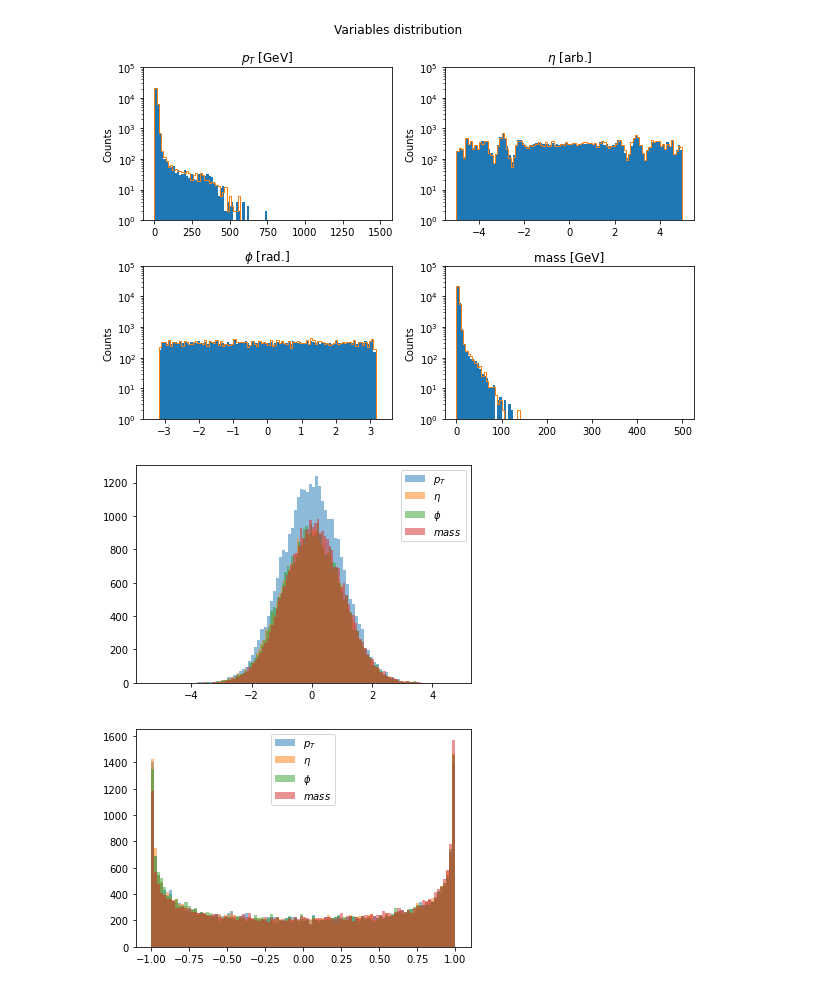
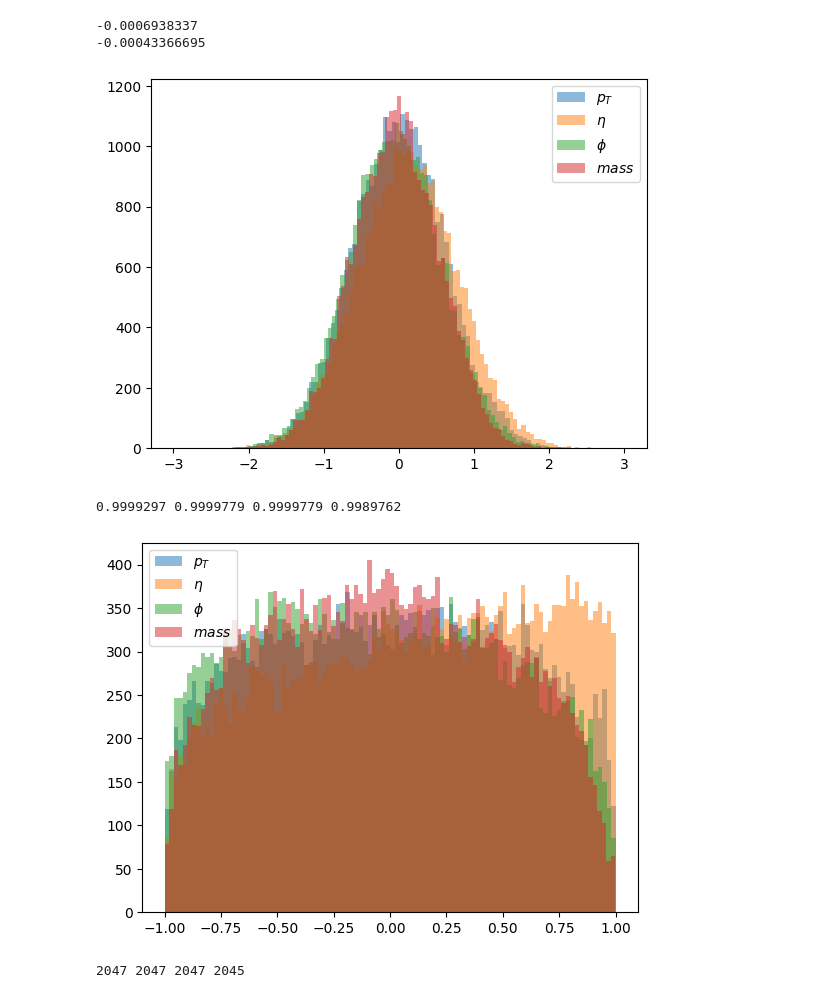
Before and after one commit to igordt/CMEPDA, a Jupyter notebook: Originale.ipynb, the cells around one changed output. Drawn from its saved outputs; the diff is of its cells as text; code cells hidden in the pictures.

```diff
--- a/Originale.ipynb
+++ b/Originale.ipynb
@@ -12,0 +113,7 @@ file_id_val = "1WC-TS1pel_lUT7bPenVyDXKEQjxjAmlg" #links = 1 (920599)events
+# %%
+x = np.loadtxt("dataset_piccolo.txt", delimiter=',')
+xval = np.loadtxt("dataset.txt", delimiter=',')
+xtest = np.loadtxt("test_dataset.txt", delimiter=',')
+
+L=len(x)
+print(L)
@@ -99,5 +369,0 @@ index_float = np.append(np.arange(0,12),np.arange(19,22))
-# %%
-x = np.loadtxt("/home/unipi/i.ditota/Desktop/dataset_piccolo.txt", delimiter=',')
-xval = np.loadtxt("/home/unipi/i.ditota/Desktop/dataset.txt", delimiter=',')
-L=len(x)
-print(L)
@@ -276,36 +369,0 @@ sample = trasformation.prep(original=x, transformed=sample, dir='backward', inde
-# %%
-fig,axs = plt.subplots(2, 2,figsize=(8.5,6))
-fig.suptitle("Variables distribution")
-n_bins = 100
-
-axs[0, 0].hist(x[:,0],bins=n_bins, range=(0,1500))
-axs[0, 0].hist(sample[:,0],bins=n_bins, range=(0,1500),histtype='step')
-axs[0, 0].set_title('Axis [0, 0]')
-axs[0, 0].set_title('{} [GeV]'.format(labels_map[0]))
-axs[0, 0].set_label("Counts")
-axs[0, 0].set_ylim(1,10e4)
-
-axs[0, 1].hist(x[:,1],bins=n_bins, range=(-5,5))
-axs[0, 1].hist(sample[:,1],bins=n_bins, range=(-5,5),histtype='step')
-axs[0, 1].set_title('{} [arb.]'.format(labels_map[1]))
-axs[0, 1].set_ylim(1,10e4)
-
-axs[1, 0].hist(x[:,2],bins=n_bins, range=(-3.30,3.30))
-axs[1, 0].hist(sample[:,2],bins=n_bins, range=(-3.30,3.30),histtype='step')
-axs[1, 0].set_title('{} [rad.]'.format(labels_map[2]))
-axs[1,0].sharey(axs[0,1])
-
-axs[1, 1].hist(x[:,3],bins=n_bins, range=(0,500))
-axs[1, 1].hist(sample[:,3],bins=n_bins, range=(0,500),histtype='step')
-axs[1, 1].set_title('{} [GeV]'.format(labels_map[3]))
-axs[1,1].sharey(axs[0,0])
-
-for ax in axs.flat:
-    ax.set(ylabel='Counts',yscale='log')
-
-fig.tight_layout()
-
-plt.show()
-fig.savefig('figures/Variables_distribution_with_reconstruction.pdf',dpi=190)
-# %% [output]
-[figure, removed]
@@ -325,40 +374,53 @@ N = 11
 gaus_tensor = flow.transform_to_noise(xt)
 gaus = (gaus_tensor.cpu().detach().numpy())
 
+print(np.mean(gaus[:,0]))
+#feature_range=(-3, 3)
+minmaxscaler = preprocessing.MaxAbsScaler().fit(gaus)
+gaus=3*minmaxscaler.transform(gaus)
+print(np.mean(gaus[:,0]))
 
 figgaus=plt.figure()
 plt.hist(gaus[:,0],bins=100,alpha=0.5, label='$p_T$')
 plt.hist(gaus[:,1],bins=100,alpha=0.5, label='$\eta$')
 plt.hist(gaus[:,2],bins=100,alpha=0.5, label='$\phi$')
 plt.hist(gaus[:,3],bins=100,alpha=0.5, label='$mass$')
 plt.legend()
 plt.show()
 figgaus.savefig('figures/Compression_gaus.pdf',dpi=190)
 
 unif = scipy.special.erf(gaus)
+print(max(unif[:,0]),max(unif[:,1]),max(unif[:,2]),max(unif[:,3]))
 unif = unif * 2**N
 unif = unif.astype(int)
 comp = unif/2**(N)   #compression
 
 figunif=plt.figure()
 plt.hist(comp[:,0],bins=100,alpha=0.5, label='$p_T$')
 plt.hist(comp[:,1],bins=100,alpha=0.5, label='$\eta$')
 plt.hist(comp[:,2],bins=100,alpha=0.5, label='$\phi$')
 plt.hist(comp[:,3],bins=100,alpha=0.5, label='$mass$')
 plt.legend()
 plt.show()
 figunif.savefig('figures/Compression_unif.pdf',dpi=190)
 
+print(max(unif[:,0]),max(unif[:,1]),max(unif[:,2]),max(unif[:,3]))
+
 gaus_comp = scipy.special.erfinv(comp)
+gaus_comp = (minmaxscaler.inverse_transform(gaus_comp))/3
 gaus_comp = InfEraser.inf_eraser(gaus_comp) #cancelliamo gli infiniti con l'apposita funzione
 gaus_tensor_comp = torch.tensor(gaus_comp).to('cuda').float()
 x_tensor_comp, _ = flow._transform.inverse(gaus_tensor_comp)
 xcomp = x_tensor_comp.cpu().detach().numpy()
 
 xcomp = trasformation.prep(original=x, transformed=xcomp, dir='backward', index_log=([0,3]), range_quantile=r_q, n_quantiles=10000)
 # %% [output]
+-0.0006938337
+-0.00043366695
-[figure, old version]
+[figure, new version]
+0.9999297 0.9999779 0.9999779 0.9989762
-[figure, old version]
+[figure, new version]
+2047 2047 2047 2045
 # %%
 fig, axs = plt.subplots(2, 2, figsize=(10, 8))
 fig.suptitle("Histogram of Variables")
```
Also changed, not shown: parts of 27 cells of this notebook.
